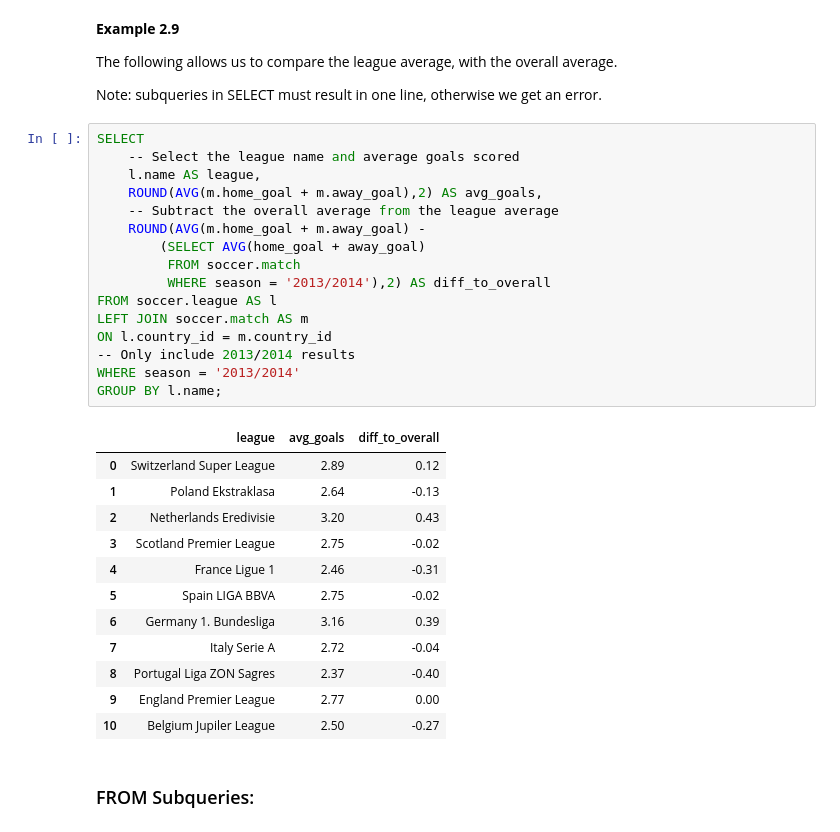
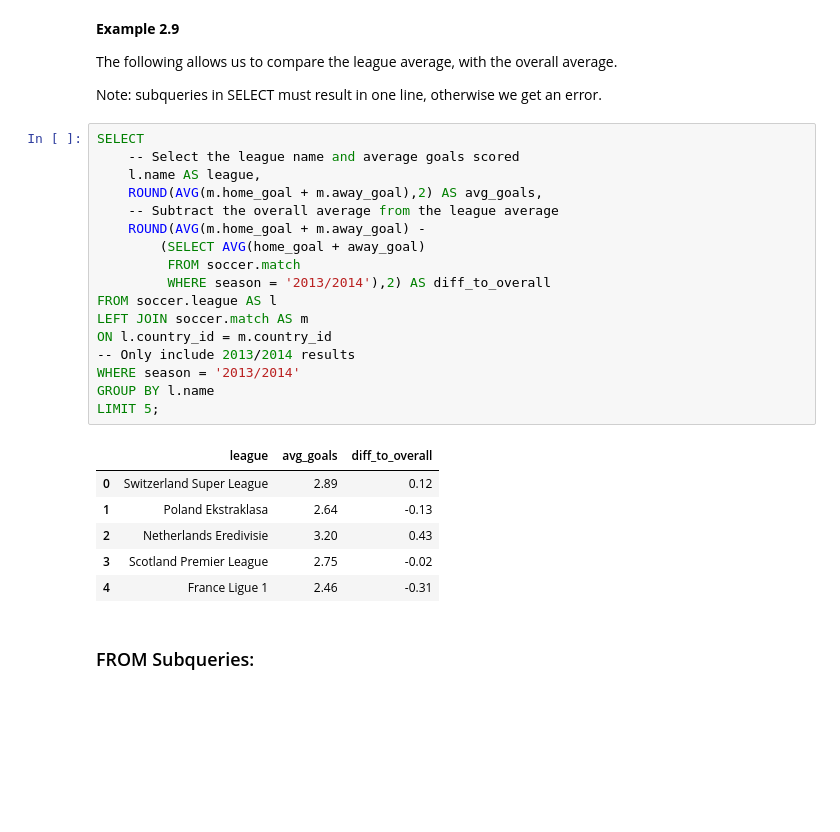
Before and after one commit to ursumarius/sql-datacamp, a Jupyter notebook: Summary_README.ipynb, the cells around one changed output. Saved outputs shown, nothing was run; the diff lists cells and outputs as text; blank space fills up the shorter version.

```diff
--- a/Summary_README.ipynb
+++ b/Summary_README.ipynb
@@ -271,32 +268,27 @@ Note: subqueries in SELECT must result in one line, otherwise we get an error.
 # %%
 SELECT
 	-- Select the league name and average goals scored
 	l.name AS league,
 	ROUND(AVG(m.home_goal + m.away_goal),2) AS avg_goals,
     -- Subtract the overall average from the league average
 	ROUND(AVG(m.home_goal + m.away_goal) -
 		(SELECT AVG(home_goal + away_goal)
 		 FROM soccer.match
          WHERE season = '2013/2014'),2) AS diff_to_overall
 FROM soccer.league AS l
 LEFT JOIN soccer.match AS m
 ON l.country_id = m.country_id
 -- Only include 2013/2014 results
 WHERE season = '2013/2014'
-GROUP BY l.name;
+GROUP BY l.name
+LIMIT 5;
 # %% [output]
 |  | league | avg_goals | diff_to_overall |
 | 0 | Switzerland Super League | 2.89 | 0.12 |
 | 1 | Poland Ekstraklasa | 2.64 | -0.13 |
 | 2 | Netherlands Eredivisie | 3.20 | 0.43 |
 | 3 | Scotland Premier League | 2.75 | -0.02 |
 | 4 | France Ligue 1 | 2.46 | -0.31 |
-| 5 | Spain LIGA BBVA | 2.75 | -0.02 |
-| 6 | Germany 1. Bundesliga | 3.16 | 0.39 |
-| 7 | Italy Serie A | 2.72 | -0.04 |
-| 8 | Portugal Liga ZON Sagres | 2.37 | -0.40 |
-| 9 | England Premier League | 2.77 | 0.00 |
-| 10 | Belgium Jupiler League | 2.50 | -0.27 |
 # %% [markdown]
 ### FROM Subqueries:
 # %% [markdown]
```
Also changed, not shown: parts of 8 cells of this notebook.
